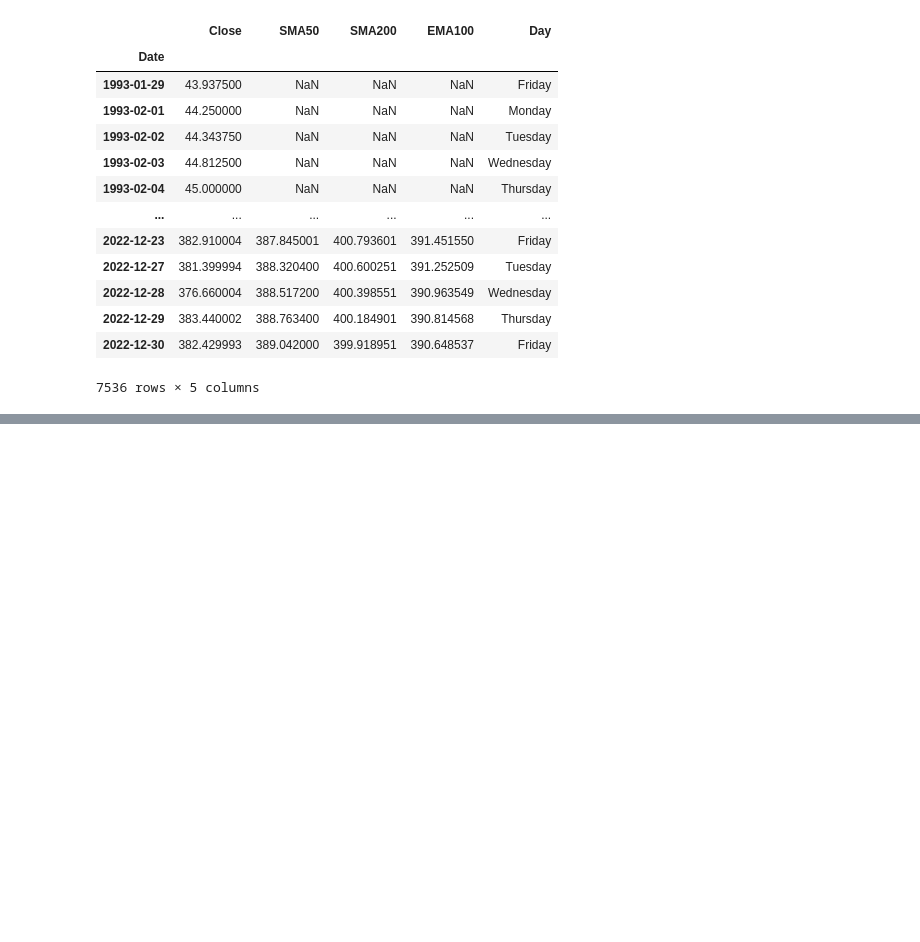
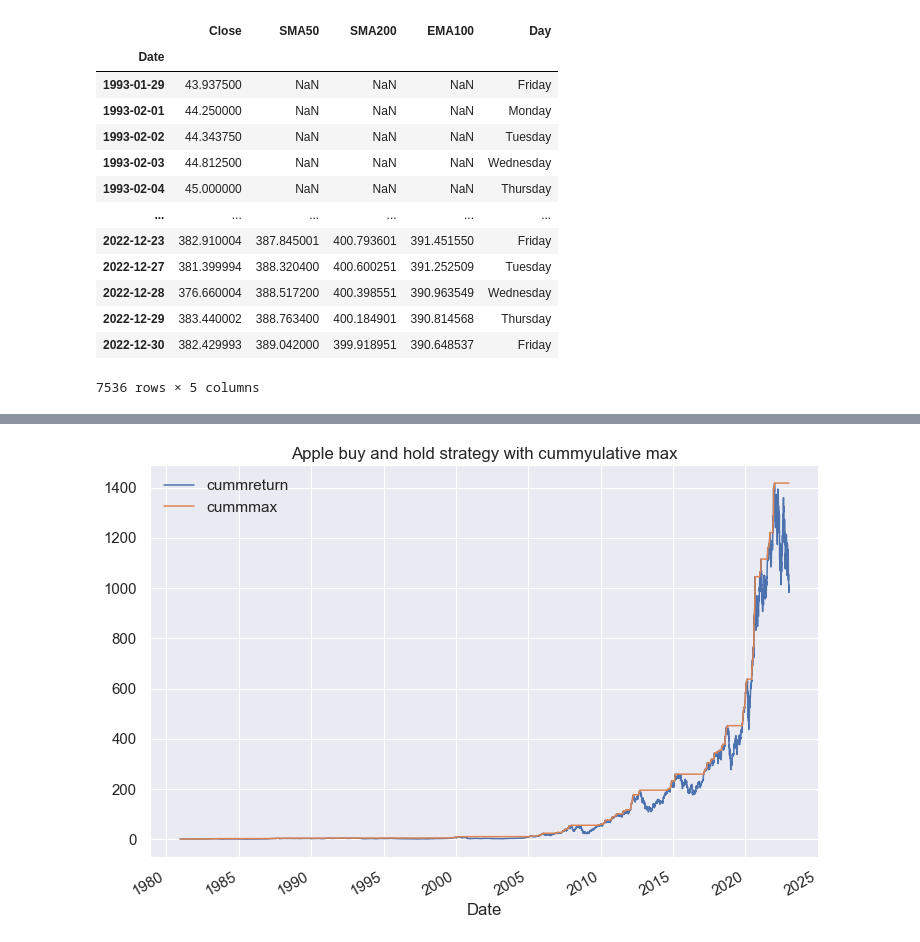
Before and after one commit to PeterLP123/Finance, a Jupyter notebook: Finance1.ipynb, the cells around one changed output, grey strips where cells are left out. Saved outputs shown, nothing was run; the diff lists cells and outputs as text; code cells hidden in the pictures; blank space fills up the shorter version.

```diff
--- a/Finance1.ipynb
+++ b/Finance1.ipynb
@@ -977,0 +1138,4 @@ spy
+# %%
+#Calculate drawdown
+apple["cummmax"]=apple.cummreturn.cummax()
+apple
@@ -977,0 +1157,5 @@ spy
+# %%
+apple[["cummreturn","cummmax"]].plot(figsize=(12,8),fontsize=15,title="Apple buy and hold strategy with cummyulative max")
+plt.show()
+# %% [output]
+[figure, added]
```
Also changed, not shown: parts of 69 cells of this notebook, 1 other file.
